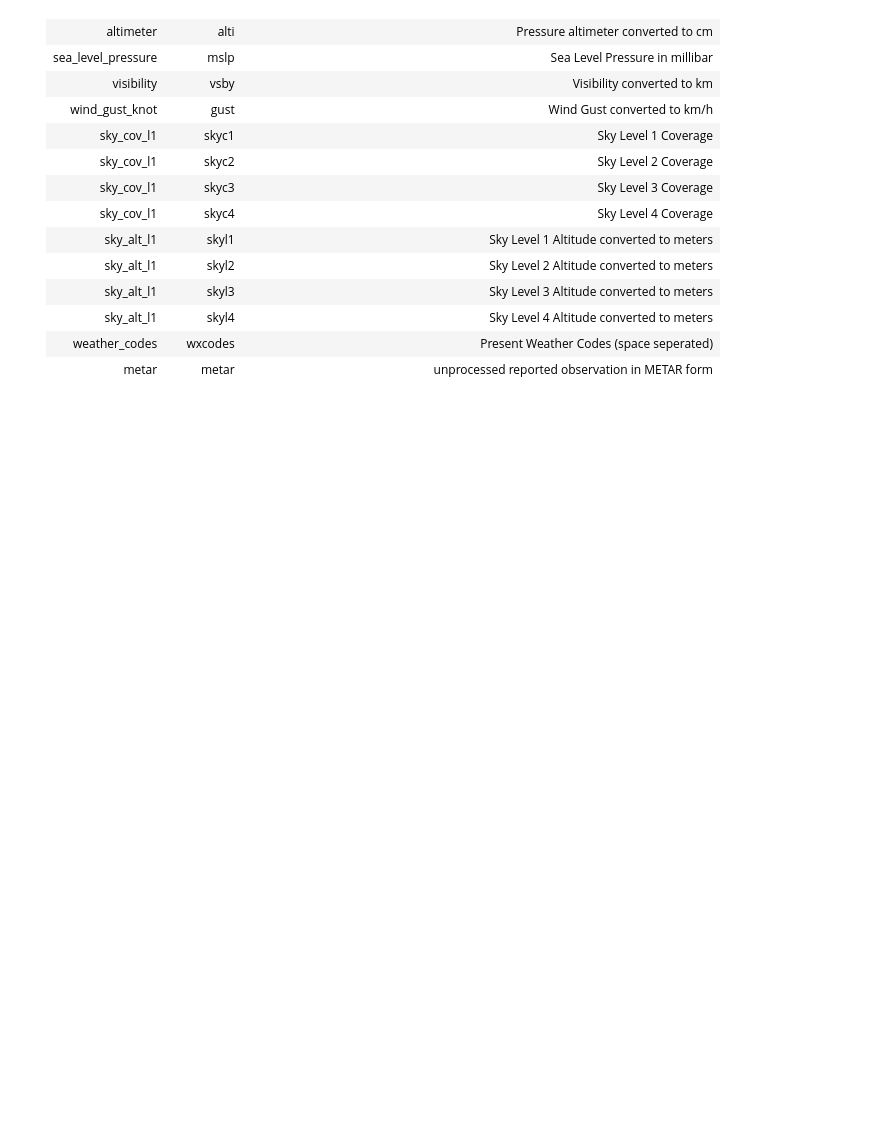
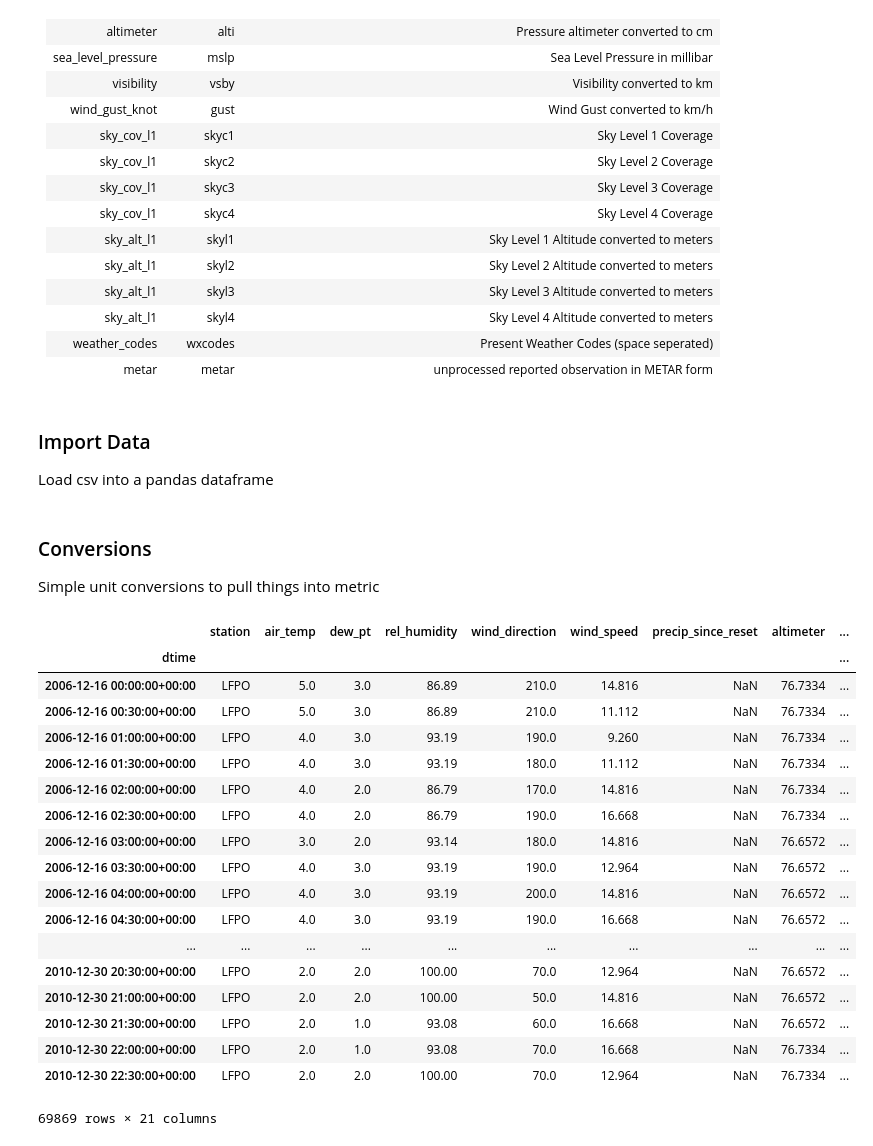
Before and after one commit to dsjstc/EnergyPrj, a Jupyter notebook: ReportBooks/Import-Weather.ipynb, the cells around one changed output. Saved outputs shown, nothing was run; the diff lists cells and outputs as text; code cells hidden in the pictures; blank space fills up the shorter version.

```diff
--- a/ReportBooks/Import-Weather.ipynb
+++ b/ReportBooks/Import-Weather.ipynb
@@ -66,6 +79,9 @@ LFPO,2006-12-16 04:00,39.20,37.40,93.19,200.00,8.00,M,30.18,M,6.21,M,BKN,BKN,M,M
 |sky_alt_l1         | skyl4       | Sky Level 4 Altitude converted to meters |
 |weather_codes      | wxcodes     | Present Weather Codes (space seperated) |
 |metar              | metar       | unprocessed reported observation in METAR form |
+# %% [markdown]
+### Import Data
+Load csv into a pandas dataframe
 # %%
 # Use pandas' read_csv, but don't worry about dates here, it seems to be much faster to do it after
 wf = pd.read_csv(
@@ -105,6 +121,9 @@ wf = pd.read_csv(
         'metar': 'str'
     }
 )
+# %% [markdown]
+### Conversions
+Simple unit conversions to pull things into metric
 # %%
 # Now parse the timestamps and index on them
 wf.dtime = pd.to_datetime(wf.dtime, infer_datetime_format=True)
@@ -135,3 +154,26 @@ wf.visibility = wf.visibility.apply(mile_to_km)
 inch_to_cm = lambda inch: inch * 2.54
 wf.precip_since_reset = wf.precip_since_reset.apply(inch_to_cm)
 wf.altimeter          = wf.altimeter.apply(inch_to_cm)
+# %%
+# Set timezone as 'UTC'
+wf.tz_localize('UTC', copy=False)
+# %% [output]
+|  | station | air_temp | dew_pt | rel_humidity | wind_direction | wind_speed | precip_since_reset | altimeter | ... |
+| dtime |  |  |  |  |  |  |  |  | ... |
+| 2006-12-16 00:00:00+00:00 | LFPO | 5.0 | 3.0 | 86.89 | 210.0 | 14.816 | NaN | 76.7334 | ... |
+| 2006-12-16 00:30:00+00:00 | LFPO | 5.0 | 3.0 | 86.89 | 210.0 | 11.112 | NaN | 76.7334 | ... |
+| 2006-12-16 01:00:00+00:00 | LFPO | 4.0 | 3.0 | 93.19 | 190.0 | 9.260 | NaN | 76.7334 | ... |
+| 2006-12-16 01:30:00+00:00 | LFPO | 4.0 | 3.0 | 93.19 | 180.0 | 11.112 | NaN | 76.7334 | ... |
+| 2006-12-16 02:00:00+00:00 | LFPO | 4.0 | 2.0 | 86.79 | 170.0 | 14.816 | NaN | 76.7334 | ... |
+| 2006-12-16 02:30:00+00:00 | LFPO | 4.0 | 2.0 | 86.79 | 190.0 | 16.668 | NaN | 76.7334 | ... |
+| 2006-12-16 03:00:00+00:00 | LFPO | 3.0 | 2.0 | 93.14 | 180.0 | 14.816 | NaN | 76.6572 | ... |
+| 2006-12-16 03:30:00+00:00 | LFPO | 4.0 | 3.0 | 93.19 | 190.0 | 12.964 | NaN | 76.6572 | ... |
+| 2006-12-16 04:00:00+00:00 | LFPO | 4.0 | 3.0 | 93.19 | 200.0 | 14.816 | NaN | 76.6572 | ... |
+| 2006-12-16 04:30:00+00:00 | LFPO | 4.0 | 3.0 | 93.19 | 190.0 | 16.668 | NaN | 76.6572 | ... |
+| ... | ... | ... | ... | ... | ... | ... | ... | ... | ... |
+| 2010-12-30 20:30:00+00:00 | LFPO | 2.0 | 2.0 | 100.00 | 70.0 | 12.964 | NaN | 76.6572 | ... |
+| 2010-12-30 21:00:00+00:00 | LFPO | 2.0 | 2.0 | 100.00 | 50.0 | 14.816 | NaN | 76.6572 | ... |
+| 2010-12-30 21:30:00+00:00 | LFPO | 2.0 | 1.0 | 93.08 | 60.0 | 16.668 | NaN | 76.6572 | ... |
+| 2010-12-30 22:00:00+00:00 | LFPO | 2.0 | 1.0 | 93.08 | 70.0 | 16.668 | NaN | 76.7334 | ... |
+| 2010-12-30 22:30:00+00:00 | LFPO | 2.0 | 2.0 | 100.00 | 70.0 | 12.964 | NaN | 76.7334 | ... |
+69869 rows × 21 columns
```
Also changed, not shown: parts of 7 cells of this notebook, 5 other files.
